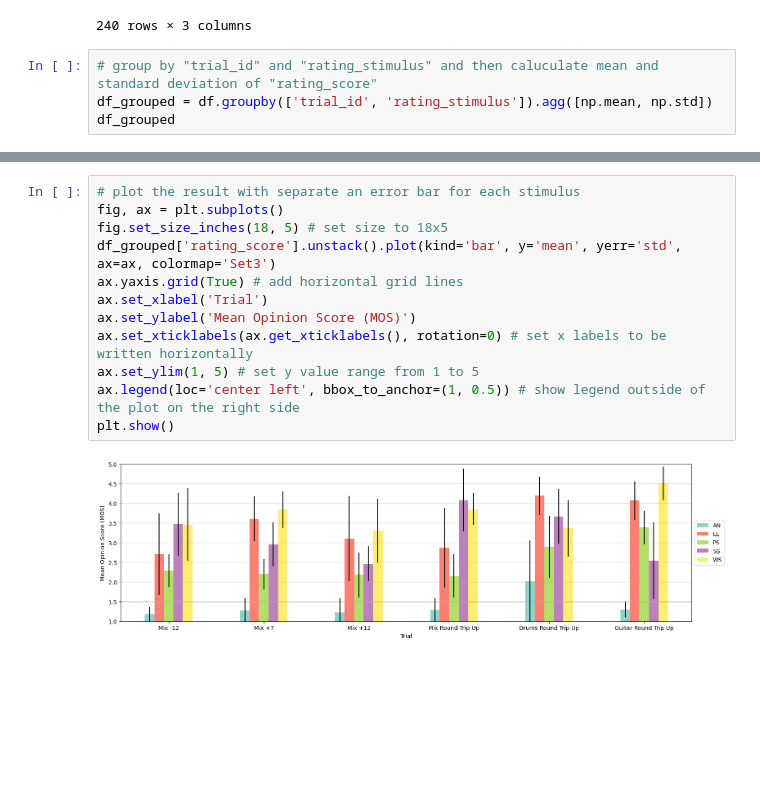
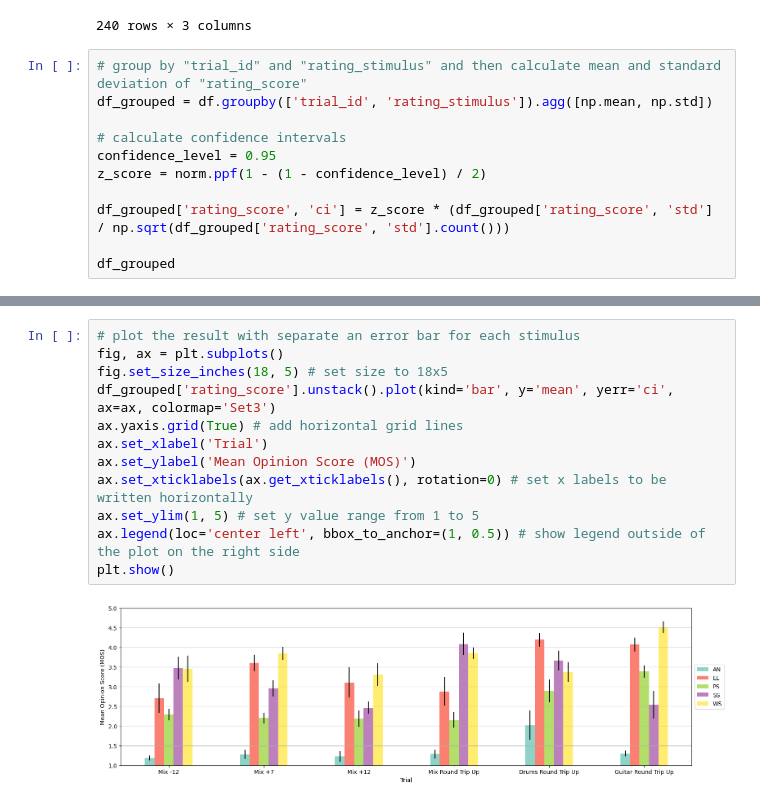
Before and after one commit to mp-smc23/SMC9, a Jupyter notebook: Evaluation/Results/process_results.ipynb, the cells around one changed output, grey strips where cells are left out. Cells and saved outputs as stored; diff of their text form; blank space fills up the shorter version.

```diff
--- a/Evaluation/Results/process_results.ipynb
+++ b/Evaluation/Results/process_results.ipynb
@@ -61,7 +61,14 @@ df
 | 279 | guitar_round | PS | 2.80 |
 240 rows × 3 columns
 # %%
-# group by "trial_id" and "rating_stimulus" and then caluculate mean and standard deviation of "rating_score"
+# group by "trial_id" and "rating_stimulus" and then calculate mean and standard deviation of "rating_score"
 df_grouped = df.groupby(['trial_id', 'rating_stimulus']).agg([np.mean, np.std])
+
+# calculate confidence intervals
+confidence_level = 0.95
+z_score = norm.ppf(1 - (1 - confidence_level) / 2)
+
+df_grouped['rating_score', 'ci'] = z_score * (df_grouped['rating_score', 'std'] / np.sqrt(df_grouped['rating_score', 'std'].count()))
+
 df_grouped
 # %% [output]
@@ -145,14 +262,14 @@ df_grouped
 # %%
 # plot the result with separate an error bar for each stimulus
 fig, ax = plt.subplots()
 fig.set_size_inches(18, 5) # set size to 18x5
-df_grouped['rating_score'].unstack().plot(kind='bar', y='mean', yerr='std', ax=ax, colormap='Set3')
+df_grouped['rating_score'].unstack().plot(kind='bar', y='mean', yerr='ci', ax=ax, colormap='Set3')
 ax.yaxis.grid(True) # add horizontal grid lines
 ax.set_xlabel('Trial')
 ax.set_ylabel('Mean Opinion Score (MOS)')
 ax.set_xticklabels(ax.get_xticklabels(), rotation=0) # set x labels to be written horizontally
 ax.set_ylim(1, 5) # set y value range from 1 to 5
 ax.legend(loc='center left', bbox_to_anchor=(1, 0.5)) # show legend outside of the plot on the right side
 plt.show()
 # %% [output]
-[figure, old version]
+[figure, new version]
```
Also changed, not shown: parts of 7 cells of this notebook, 1 other file.
